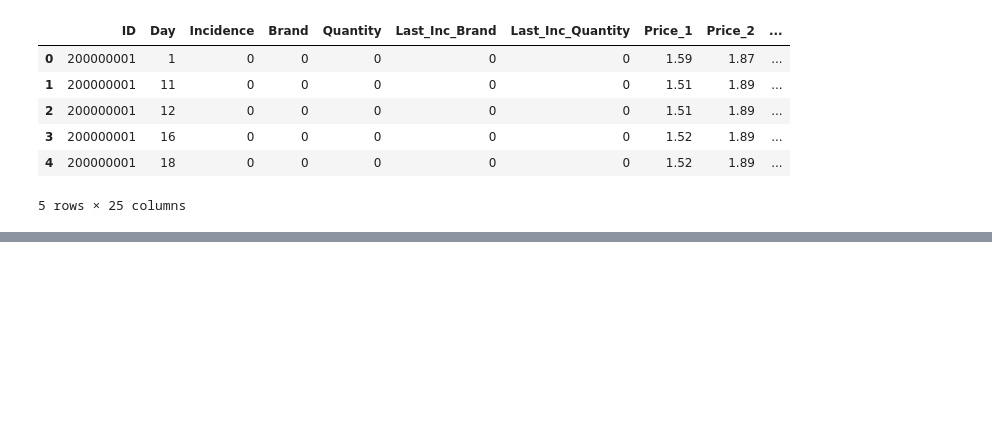
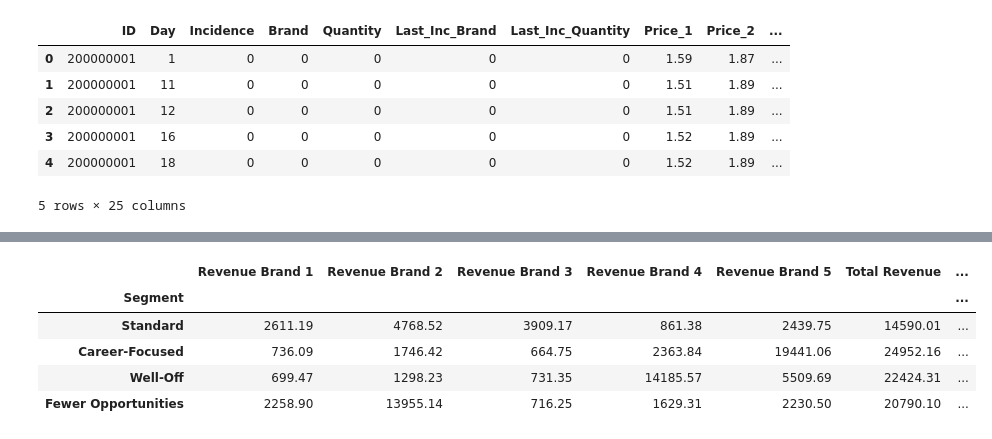
Before and after one commit to Mega-Barrel/customer_analytics, a Jupyter notebook: purchase_analytics.ipynb, the cells around one changed output, grey strips where cells are left out. Saved outputs shown, nothing was run; the diff lists cells and outputs as text; code cells hidden in the pictures; blank space fills up the shorter version.

```diff
--- a/purchase_analytics.ipynb
+++ b/purchase_analytics.ipynb
@@ -73,0 +275,4 @@ df_purchase_predictors.head()
+# %%
+temp = df_purchase_predictors[df_purchase_predictors['Brand'] == 4]
+temp.loc[:, 'Revenue Brand 4'] = temp['Price_4'] * temp['Quantity']
+segments_brand_revenue[['Segment', 'Revenue Brand 4']] = temp[['Segment', 'Revenue Brand 4']].groupby(['Segment'], as_index=False).sum()
@@ -73,0 +285,4 @@ df_purchase_predictors.head()
+# %%
+temp = df_purchase_predictors[df_purchase_predictors['Brand'] == 5]
+temp.loc[:, 'Revenue Brand 5'] = temp['Price_5'] * temp['Quantity']
+segments_brand_revenue[['Segment', 'Revenue Brand 5']] = temp[['Segment', 'Revenue Brand 5']].groupby(['Segment'], as_index=False).sum()
@@ -73,0 +295,8 @@ df_purchase_predictors.head()
+# %%
+segments_brand_revenue['Total Revenue'] = (
+    segments_brand_revenue['Revenue Brand 1'] +
+    segments_brand_revenue['Revenue Brand 2'] +
+    segments_brand_revenue['Revenue Brand 3'] +
+    segments_brand_revenue['Revenue Brand 4'] +
+    segments_brand_revenue['Revenue Brand 5']
+)
@@ -73,0 +311,18 @@ df_purchase_predictors.head()
+# %%
+segments_brand_revenue['Segment Proportions'] = segm_prop['Segment Proportions']
+segments_brand_revenue['Segment'] = segments_brand_revenue['Segment'].map({
+    0: 'Standard',
+    1: 'Career-Focused',
+    2: 'Well-Off',
+    3: 'Fewer Opportunities'
+})
+# %%
+segments_brand_revenue = segments_brand_revenue.set_index(['Segment'])
+segments_brand_revenue
+# %% [output]
+|  | Revenue Brand 1 | Revenue Brand 2 | Revenue Brand 3 | Revenue Brand 4 | Revenue Brand 5 | Total Revenue | ... |
+| Segment |  |  |  |  |  |  | ... |
+| Standard | 2611.19 | 4768.52 | 3909.17 | 861.38 | 2439.75 | 14590.01 | ... |
+| Career-Focused | 736.09 | 1746.42 | 664.75 | 2363.84 | 19441.06 | 24952.16 | ... |
+| Well-Off | 699.47 | 1298.23 | 731.35 | 14185.57 | 5509.69 | 22424.31 | ... |
+| Fewer Opportunities | 2258.90 | 13955.14 | 716.25 | 1629.31 | 2230.50 | 20790.10 | ... |
```
Also changed, not shown: parts of 29 cells of this notebook.
